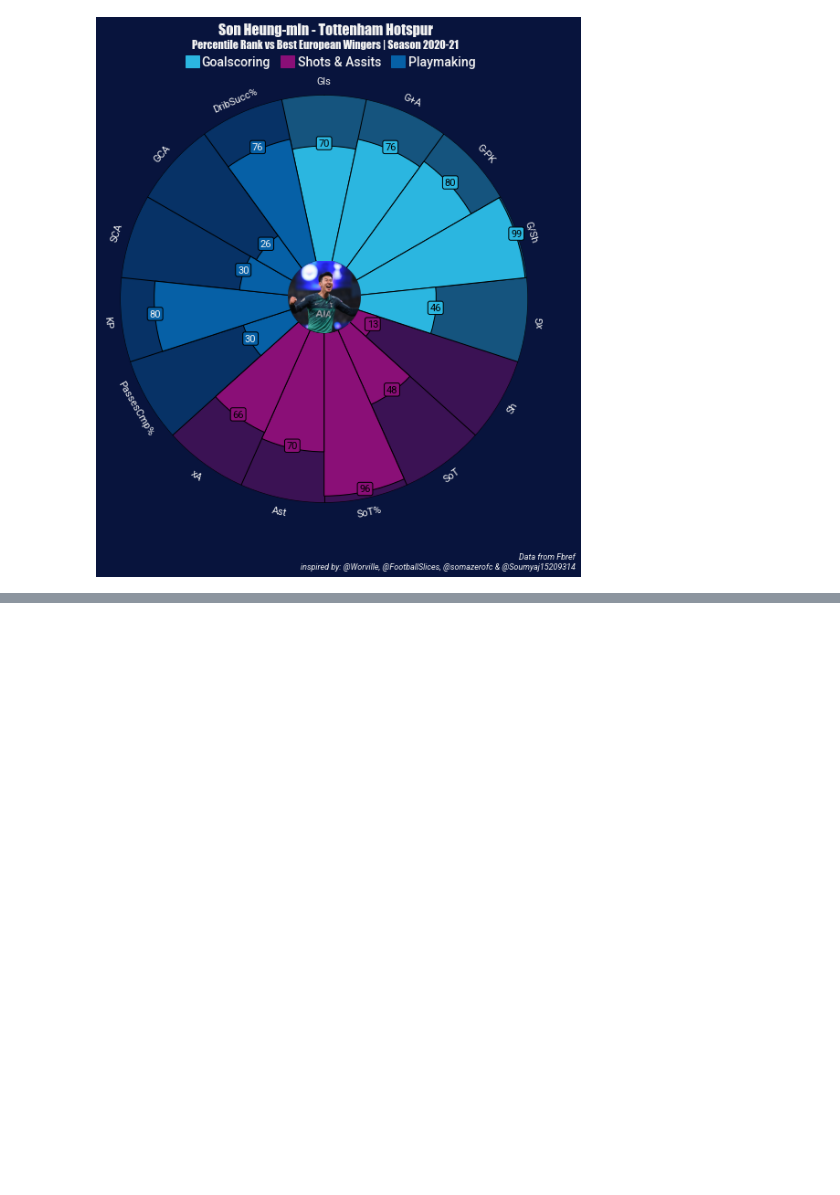
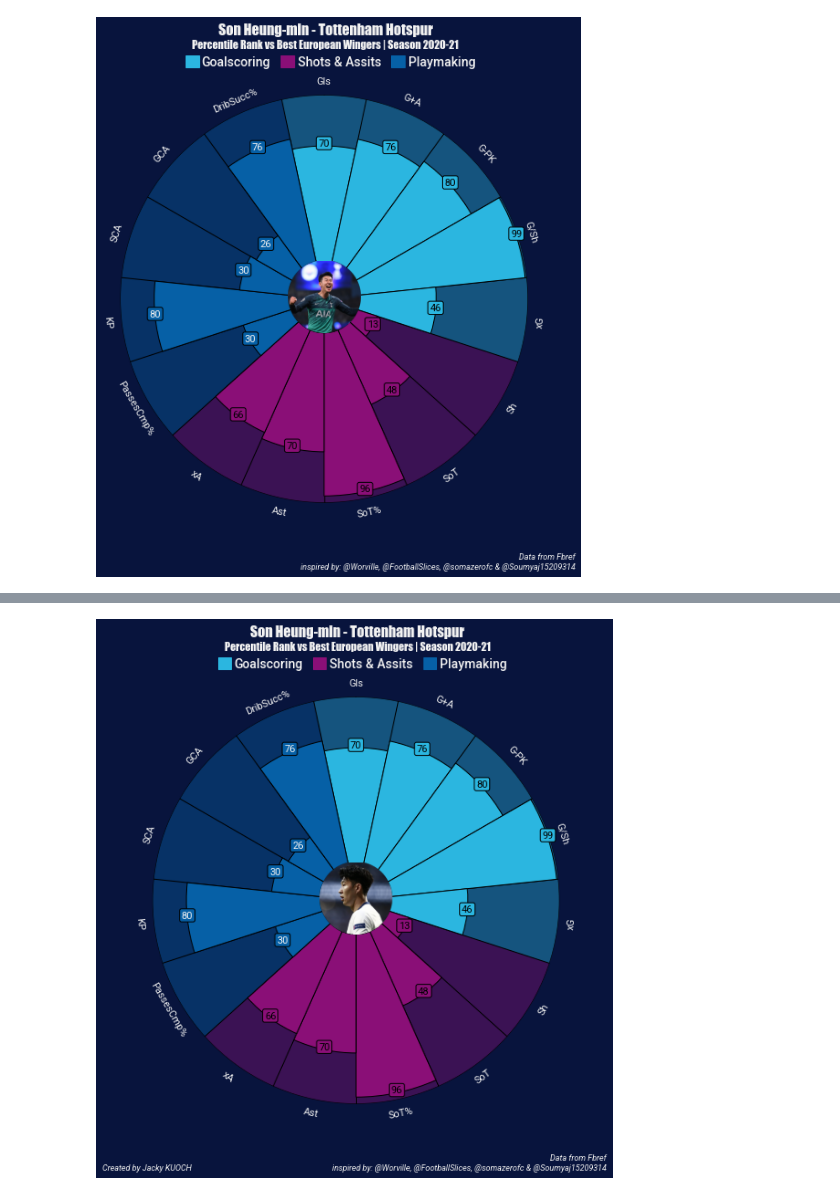
Before and after one commit to JackyKch/HeungMinSonJourney, a Jupyter notebook: coding/dataviz/pizza_plot.ipynb, the cells around one changed output, grey strips where cells are left out. Cells and saved outputs as stored; diff of their text form; code cells hidden in the pictures; blank space fills up the shorter version.

Commit message:
Build new version of Pizza plot

```diff
--- a/coding/dataviz/pizza_plot.ipynb
+++ b/coding/dataviz/pizza_plot.ipynb
@@ -21,6 +21,7 @@ df.shape
 (30, 48)
 # %%
 son_cropped = Image.open("../../data/assets/Son_cropped_pic.png")
+son_cropped_v2 = Image.open("../../data/assets/Son_cropped_pic_v2.png")
 # %% [markdown]
 ## Clean the data
 # %%
@@ -189,0 +193,84 @@ plt.show()
+# %%
+# color for the slices and text
+slice_colors = ["#2bb6e0"] * 5 + ["#8A0F77"] * 5 + ["#0660A6"] * 5
+text_colors = ["#000000"] * 10 + ["#F2F2F2"] * 5
+
+# instantiate PyPizza class
+baker = PyPizza(
+    params=params,                  # list of parameters
+    background_color="#08143D",     # background color
+    straight_line_color="#000000",  # color for straight lines
+    straight_line_lw=1,             # linewidth for straight lines
+    last_circle_color="#000000",    # color for last line
+    last_circle_lw=1,               # linewidth of last circle
+    other_circle_lw=0,              # linewidth for other circles
+    inner_circle_size=20            # size of inner circle
+)
+
+# plot pizza
+fig, ax = baker.make_pizza(
+    values,                          # list of values
+    figsize=(8, 8.5),                # adjust the figsize according to your need
+    color_blank_space="same",        # use the same color to fill blank space
+    slice_colors=slice_colors,       # color for individual slices
+    value_colors=text_colors,        # color for the value-text
+    value_bck_colors=slice_colors,   # color for the blank spaces
+    blank_alpha=0.4,                 # alpha for blank-space colors
+    kwargs_slices=dict(
+        edgecolor="#000000", zorder=2, linewidth=1
+    ),                               # values to be used when plotting slices
+    kwargs_params=dict(
+        color="#F2F2F2", fontsize=11,
+        fontproperties=font_normal.prop, va="center"
+    ),                               # values to be used when adding parameter labels
+    kwargs_values=dict(
+        color="#F2F2F2", fontsize=11,
+        fontproperties=font_normal.prop, zorder=3,
+        bbox=dict(
+            edgecolor="#000000", facecolor="cornflowerblue",
+            boxstyle="round,pad=0.2", lw=1
+        )
+    )                                # values to be used when adding parameter-values labels
+)
+
+# add title
+fig.text(0.515, 0.975, "Son Heung-min - Tottenham Hotspur", size=16,ha="center", fontname = 'Impact', color="#F2F2F2")
+
+# add subtitle
+fig.text(0.515, 0.95,"Percentile Rank vs Best European Wingers | Season 2020-21", size=12, ha="center", fontname = 'Impact', color="#F2F2F2", fontweight="light")
+
+# add credits
+CREDIT_1 = "Data from Fbref"
+CREDIT_2 = "inspired by: @Worville, @FootballSlices, @somazerofc & @Soumyaj15209314"
+
+fig.text(0.99, 0.02, f"{CREDIT_1}\n{CREDIT_2}", size=9, fontproperties=font_italic.prop, color="#F2F2F2",ha="right")
+fig.text(0.2, 0.02, "Created by Jacky KUOCH", size=9, fontproperties=font_italic.prop, color="#F2F2F2",ha="right")
+
+# add text
+fig.text(0.28, 0.92, "Goalscoring", size=14, fontproperties=font_bold.prop, color="#F2F2F2")
+fig.text(0.462, 0.92, "Shots & Assits", size=14, fontproperties=font_bold.prop, color="#F2F2F2")
+fig.text(0.672, 0.92, "Playmaking", size=14, fontproperties=font_bold.prop, color="#F2F2F2")
+
+# add rectangles
+fig.patches.extend([
+    plt.Rectangle(
+        (0.25, 0.917), 0.025, 0.021, fill=True, color="#2bb6e0",
+        transform=fig.transFigure, figure=fig
+    ),
+    plt.Rectangle(
+        (0.43, 0.917), 0.025, 0.021, fill=True, color="#8A0F77",
+        transform=fig.transFigure, figure=fig
+    ),
+    plt.Rectangle(
+        (0.64, 0.917), 0.025, 0.021, fill=True, color="#0660A6",
+        transform=fig.transFigure, figure=fig
+    ),
+])
+
+# add image
+ax_image = add_image(son_cropped_v2, fig, left=0.44, bottom=0.441, width=0.145, height=0.130)
+
+
+plt.show()
+# %% [output]
+[figure, added]
```
Also changed, not shown: parts of 1 cell of this notebook.
